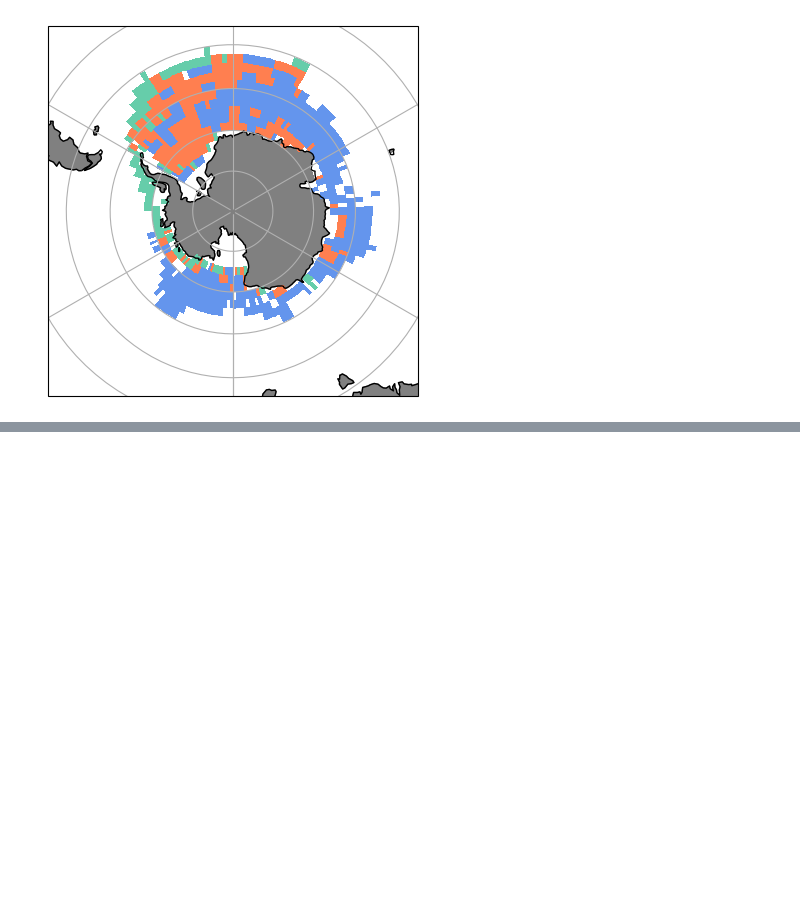
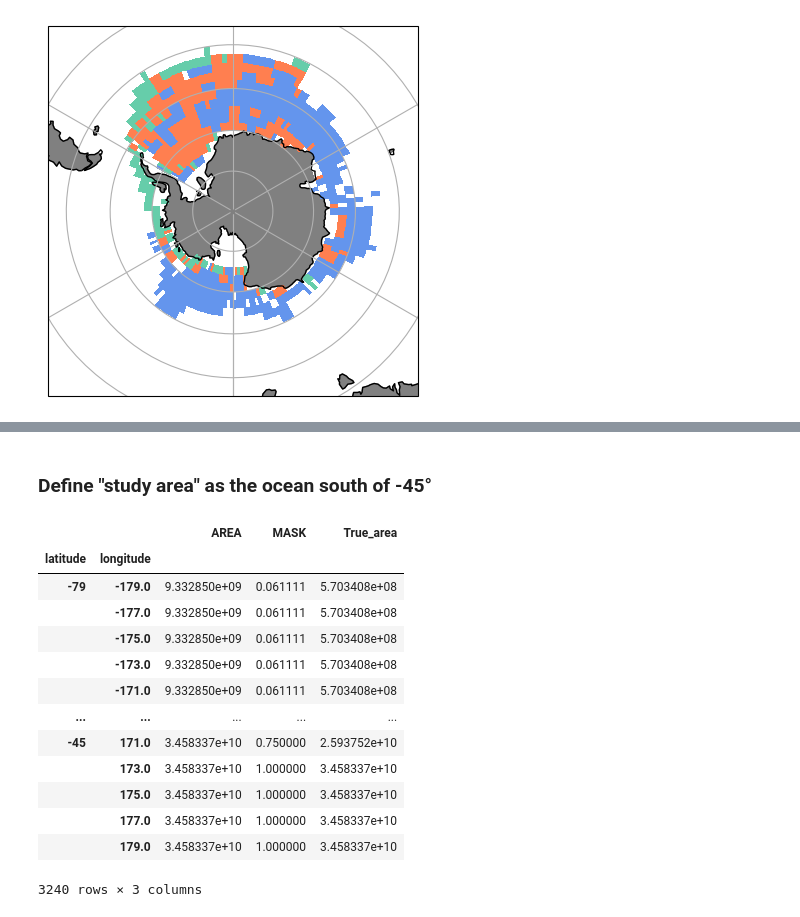
Before and after one commit to AnaelleDurfort/Key_Areas_krill_carbon_sequestration, a Jupyter notebook: zone_typo_kaks.ipynb, the cells around one changed output, grey strips where cells are left out. Saved outputs shown, nothing was run; the diff lists cells and outputs as text; code cells hidden in the pictures; blank space fills up the shorter version.

```diff
--- a/zone_typo_kaks.ipynb
+++ b/zone_typo_kaks.ipynb
@@ -247,0 +335,25 @@ plt.show(p)
+# %% [markdown]
+### Define "study area" as the ocean south of -45°
+# %%
+# transform area array into a dataframe and crop the file à -45°S
+area_df = OCIM[['AREA', 'MASK']].isel(depth=0).to_dataframe().drop(['depth'], axis = 1).reset_index()
+area_df = area_df[area_df['latitude'] <=-45].set_index(['latitude', 'longitude'])
+
+## calculate the area of the ocean (remove land) => multiply be the proportion of the ocean in cell (= MASK : 1=ocean, 0=land, or %o each)
+area_df['True_area'] = area_df['AREA']*area_df['MASK']
+area_df # 3240  rows
+# %% [output]
+|  |  | AREA | MASK | True_area |
+| latitude | longitude |  |  |  |
+| -79 | -179.0 | 9.332850e+09 | 0.061111 | 5.703408e+08 |
+|  | -177.0 | 9.332850e+09 | 0.061111 | 5.703408e+08 |
+|  | -175.0 | 9.332850e+09 | 0.061111 | 5.703408e+08 |
+|  | -173.0 | 9.332850e+09 | 0.061111 | 5.703408e+08 |
+|  | -171.0 | 9.332850e+09 | 0.061111 | 5.703408e+08 |
+| ... | ... | ... | ... | ... |
+| -45 | 171.0 | 3.458337e+10 | 0.750000 | 2.593752e+10 |
+|  | 173.0 | 3.458337e+10 | 1.000000 | 3.458337e+10 |
+|  | 175.0 | 3.458337e+10 | 1.000000 | 3.458337e+10 |
+|  | 177.0 | 3.458337e+10 | 1.000000 | 3.458337e+10 |
+|  | 179.0 | 3.458337e+10 | 1.000000 | 3.458337e+10 |
+3240 rows × 3 columns
```
Also changed, not shown: parts of 24 cells of this notebook, 2 other files.
